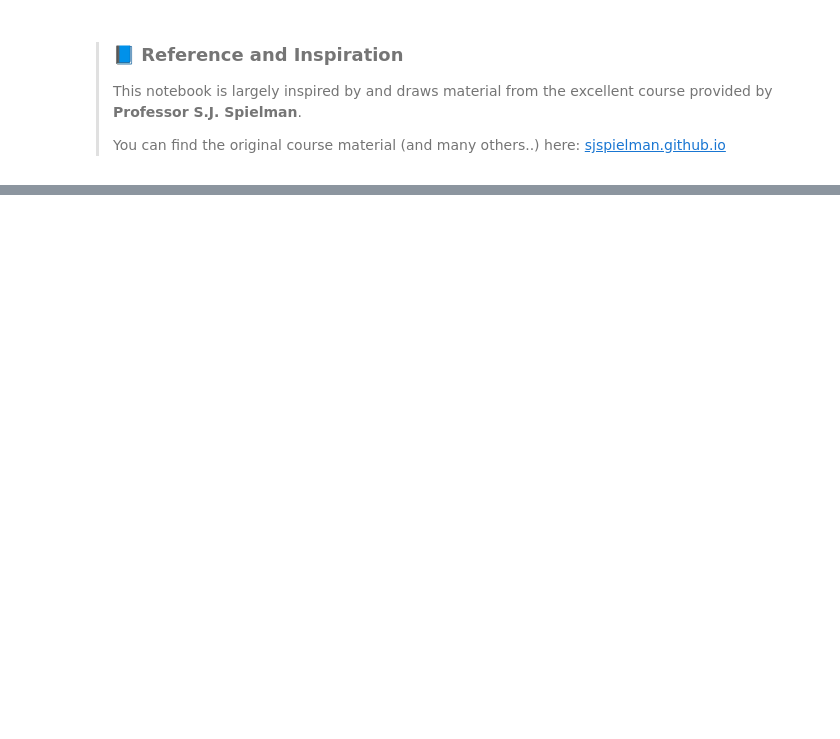
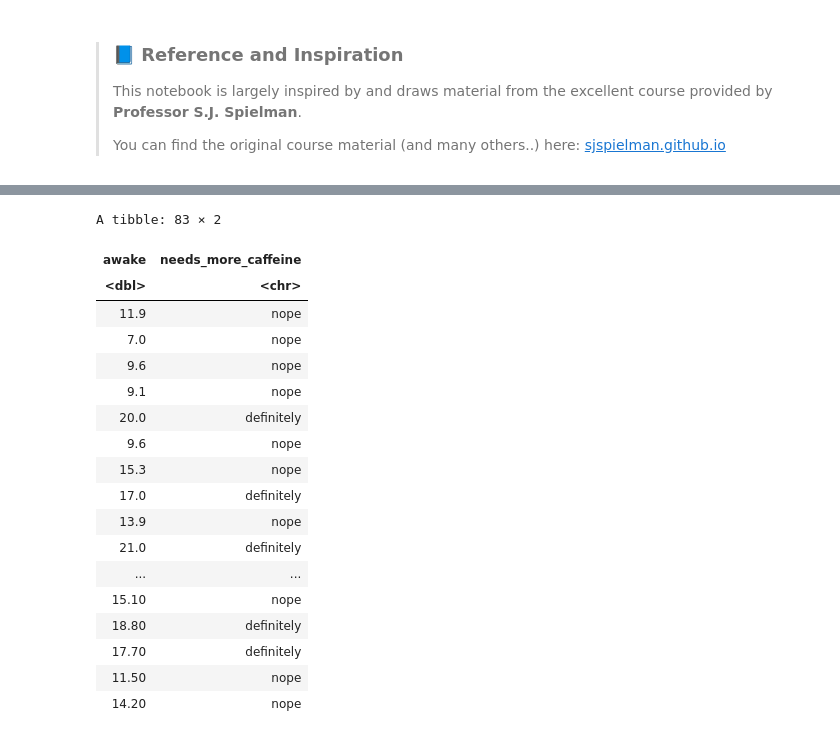
Before and after one commit to MatteoCorsi-git/Learning, a Jupyter notebook: Tidyverse_learning.ipynb, the cells around one changed output, grey strips where cells are left out. Drawn from its saved outputs; the diff is of its cells as text; code cells hidden in the pictures; blank space fills up the shorter version.

```diff
--- a/Tidyverse_learning.ipynb
+++ b/Tidyverse_learning.ipynb
@@ -572,0 +193,26 @@ A tibble: 83 × 2
+# %%
+# Create a new column in msleep called needs_more_caffeine where mammals who are awake more than 16 hours a day have the value “definitely” and other mammals have “nope”
+
+ds %>%
+  mutate(needs_more_caffeine = if_else(awake > 16, "definitely", "nope")) %>%
+  select(awake, needs_more_caffeine)
+# %% [output]
+A tibble: 83 × 2
+| awake | needs_more_caffeine |
+| <dbl> | <chr> |
+| 11.9 | nope |
+| 7.0 | nope |
+| 9.6 | nope |
+| 9.1 | nope |
+| 20.0 | definitely |
+| 9.6 | nope |
+| 15.3 | nope |
+| 17.0 | definitely |
+| 13.9 | nope |
+| 21.0 | definitely |
+| ... | ... |
+| 15.10 | nope |
+| 18.80 | definitely |
+| 17.70 | definitely |
+| 11.50 | nope |
+| 14.20 | nope |
```
Also changed, not shown: parts of 47 cells of this notebook.
